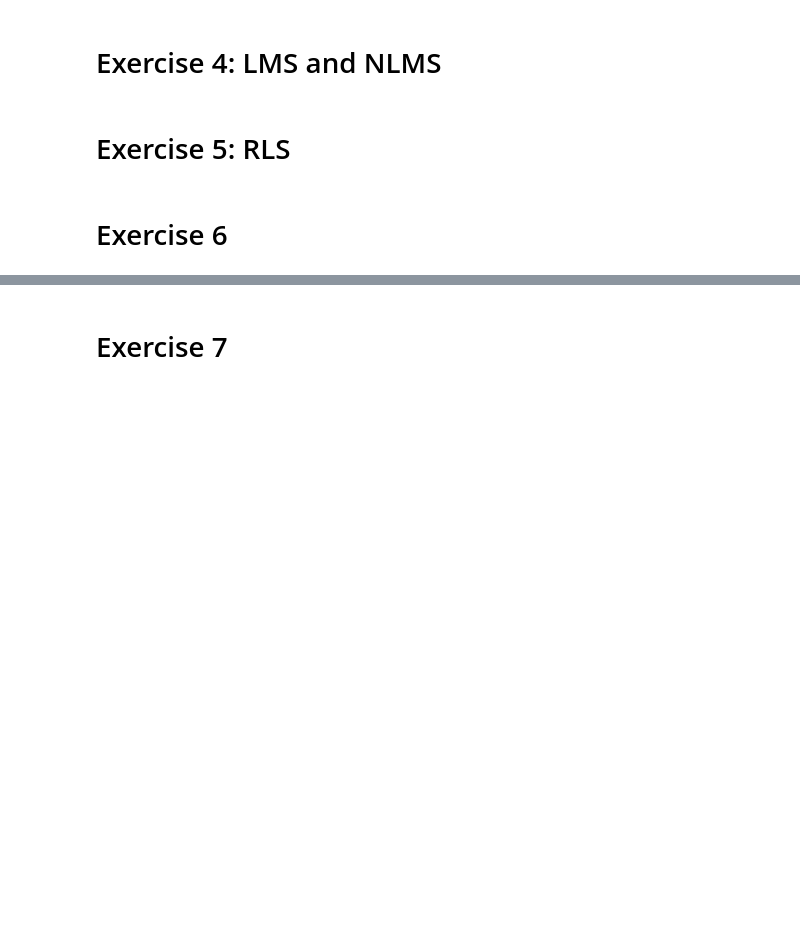
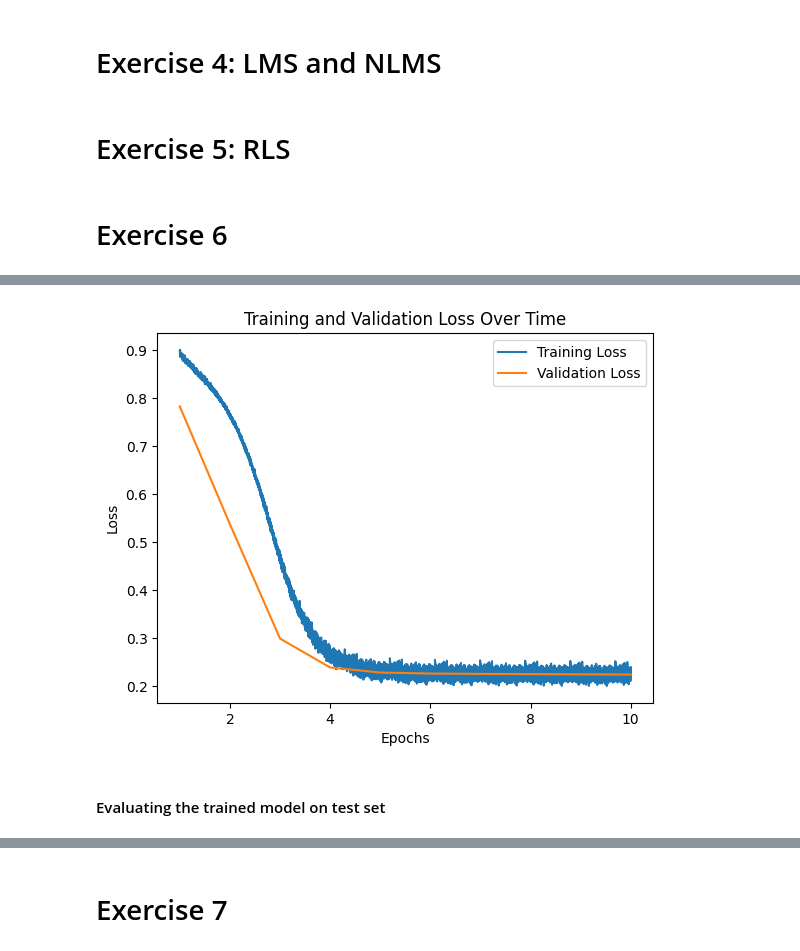
Before and after one commit to svenbbsp/5LSL0, a Jupyter notebook: Assignment_1/Assignment_1_Notebook.ipynb, the cells around one changed output, grey strips where cells are left out. Drawn from its saved outputs; the diff is of its cells as text; code cells hidden in the pictures; blank space fills up the shorter version.

```diff
--- a/Assignment_1/Assignment_1_Notebook.ipynb
+++ b/Assignment_1/Assignment_1_Notebook.ipynb
@@ -137,0 +336,20 @@ print("Final weights are:\n", weights)
+# %%
+def plot_losses(train_losses, validation_losses, epochs):
+    # Create a figure
+    plt.figure()
+
+    # Calculate the epoch for each batch and plot the training loss
+    epochs_for_each_batch = np.linspace(1, epochs, len(train_losses))
+    plt.plot(epochs_for_each_batch, train_losses, label='Training Loss')
+
+    # Plot the validation loss
+    plt.plot(range(1, epochs + 1), validation_losses, label='Validation Loss')
+
+    # Add a title, x-label, y-label, and a legend
+    plt.title('Training and Validation Loss Over Time')
+    plt.xlabel('Epochs')
+    plt.ylabel('Loss')
+    plt.legend()
+
+    # Show the plot
+    plt.show()
@@ -137,0 +434,9 @@ print("Final weights are:\n", weights)
+# %%
+learning_rate = 0.001
+
+model = DenoisingNet()
+optimizer = torch.optim.SGD(model.parameters(), lr=learning_rate)
+criterion = nn.MSELoss()
+
+model = train_and_validate(model, optimizer, criterion, train_loader, validation_loader, device, model_name='DenoisingNet')
+# %% [output]
@@ -137,0 +460,3 @@ print("Final weights are:\n", weights)
+[figure, added]
+# %% [markdown]
+#### Evaluating the trained model on test set
```
Also changed, not shown: parts of 41 cells of this notebook.
